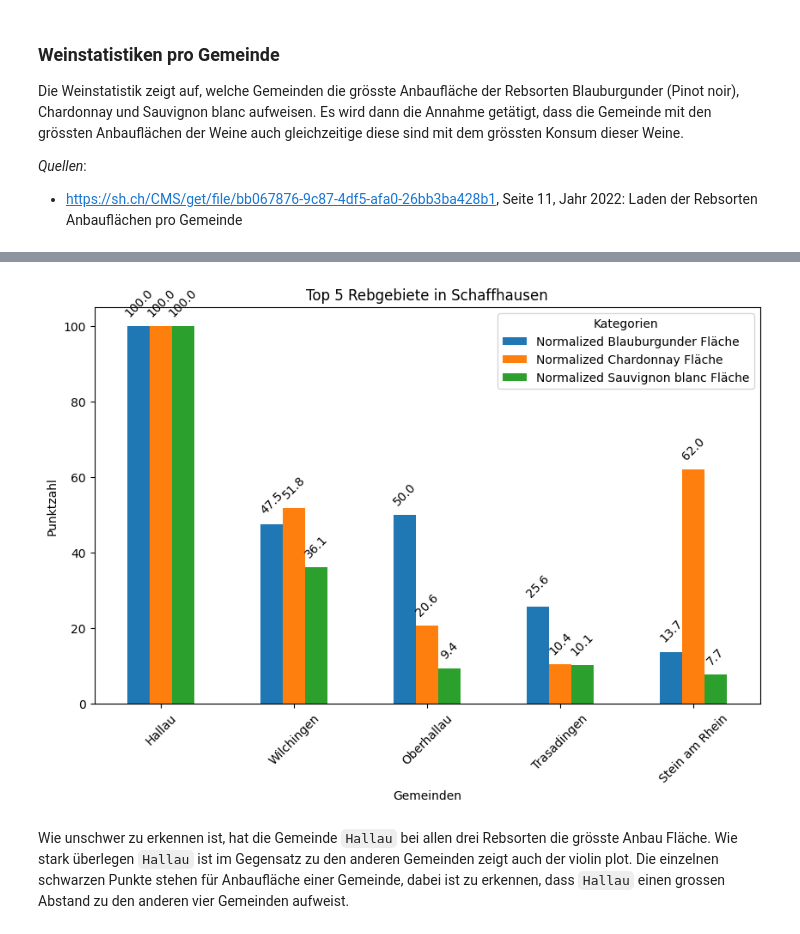
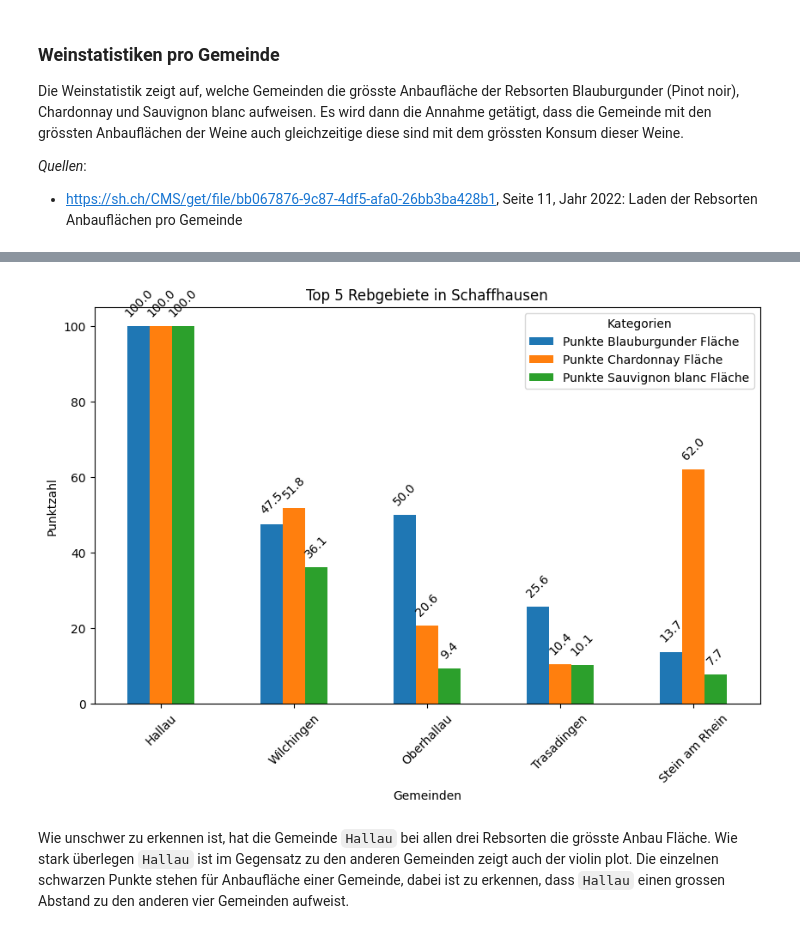
Before and after one commit to janzimmermann1/dawr-assessment-1, a Jupyter notebook: Assignment1.ipynb, the cells around one changed output, grey strips where cells are left out. Saved outputs shown, nothing was run; the diff lists cells and outputs as text; code cells hidden in the pictures.

```diff
--- a/Assignment1.ipynb
+++ b/Assignment1.ipynb
@@ -119,26 +121,26 @@ Die Weinstatistik zeigt auf, welche Gemeinden die grösste Anbaufläche der Rebs
 pdf_path = "data/Rebbericht_2022_SH_TG_def_2.pdf"
 
 # Lese das PDF in ein Pandas DataFrame ein
-df_wein_raw = tabula.read_pdf(pdf_path, pages='all', multiple_tables=True)[2]
+dataframe_wine_raw = tabula.read_pdf(pdf_path, pages='all', multiple_tables=True)[2]
 
 # Erzeuge ein DataFrame mit den benötigten Spalten
-df_wein = df_wein_raw.iloc[:, [0,1,3,9]]
-df_wein.columns = ['Gemeinde', 'Blauburgunder Fläche', 'Chardonnay Fläche', 'Sauvignon blanc Fläche']
+dataframe_wine_raw = dataframe_wine_raw.iloc[:, [0,1,3,9]]
+dataframe_wine_raw.columns = ['Gemeinde', 'Blauburgunder Fläche', 'Chardonnay Fläche', 'Sauvignon blanc Fläche']
 
 # Lösche die erste, letzte und leere Zeilen
-df_wein = df_wein.drop(0).reset_index(drop=True)
-df_wein = df_wein.drop(len(df_wein)-1).reset_index(drop=True)
-df_wein = df_wein.dropna(subset=['Gemeinde']).reset_index(drop=True)
+dataframe_wine_raw = dataframe_wine_raw.drop(0).reset_index(drop=True)
+dataframe_wine_raw = dataframe_wine_raw.drop(len(dataframe_wine_raw)-1).reset_index(drop=True)
+dataframe_wine_raw = dataframe_wine_raw.dropna(subset=['Gemeinde']).reset_index(drop=True)
 
-df_wein['Gemeinde'] = df_wein['Gemeinde'].str.replace(" (SH)", '')
+dataframe_wine_raw['Gemeinde'] = dataframe_wine_raw['Gemeinde'].str.replace(" (SH)", '')
 
 # Liste der Spalten, die bearbeitet werden sollen
 columns_to_process = ['Blauburgunder Fläche', 'Chardonnay Fläche', 'Sauvignon blanc Fläche']
 # Iteriere über die ausgewählten Spalten und führe die Operationen durch
 for column in columns_to_process:
     try:
-        df_wein[column] = pd.to_numeric(df_wein[column].str.replace('\'', ''), errors='raise')
+        dataframe_wine_raw[column] = pd.to_numeric(dataframe_wine_raw[column].str.replace('\'', ''), errors='raise')
     except ValueError as e:
         print(f"Error converting column '{column}': {e}")
 
-df_wein = df_wein.fillna(0) # Setze 0.0 bei allen undefinierten Werten.
+dataframe_wine_raw = dataframe_wine_raw.fillna(0) # Setze 0.0 bei allen undefinierten Werten.
@@ -163 +147,14 @@ df_wein_final = df_wein_merged.iloc[:, [0,4]]
+# %%
+dataframe_wine_calc = pd.merge(dataframe_wine_raw, dataframe_communities, on='Gemeinde', how='right').iloc[:, [0,1,2,3]]
+
+# Berechne die Punkte pro Feature
+dataframe_wine_calc = calculatePointsForColumns(dataframe_wine_calc, dataframe_wine_calc.columns[1:4])
+
+
+dataframe_wine_calc['Punkte Wein'] = dataframe_wine_calc['Punkte Blauburgunder Fläche'] * 0.5 + dataframe_wine_calc['Punkte Chardonnay Fläche'] * 0.1 + dataframe_wine_calc['Punkte Sauvignon blanc Fläche'] * 0.4
+
+# Zusammenführen der Gemeindenamen Daten und der Weinstatistik von Schauffhausen
+dataframe_wine = dataframe_wine_calc.copy().iloc[:, [0,4,5,6,7]]
+dataframe_wine = dataframe_wine.fillna(0)
+dataframe_wine = dataframe_wine.sort_values(by='Punkte Wein', ascending=False)
 # %%
@@ -180,7 +184,7 @@ plt.show()
 # %%
-showBarDiagramWithValues(df_wein_merged.head().iloc[:, :4], 'Top 5 Rebgebiete in Schaffhausen', 0)
+showBarDiagramWithValues(dataframe_wine.head().iloc[:, :4], 'Top 5 Rebgebiete in Schaffhausen', 0)
 # %% [output]
-[figure, old version]
+[figure, new version]
 # %% [markdown]
 Wie unschwer zu erkennen ist, hat die Gemeinde `Hallau` bei allen drei Rebsorten die grösste Anbau Fläche. Wie stark überlegen `Hallau` ist im Gegensatz zu den anderen Gemeinden zeigt auch der violin plot. Die einzelnen schwarzen Punkte stehen für Anbaufläche einer Gemeinde, dabei ist zu erkennen, dass `Hallau` einen grossen Abstand zu den anderen vier Gemeinden aufweist.
 # %% [markdown]
```
Also changed, not shown: parts of 10 cells of this notebook.
